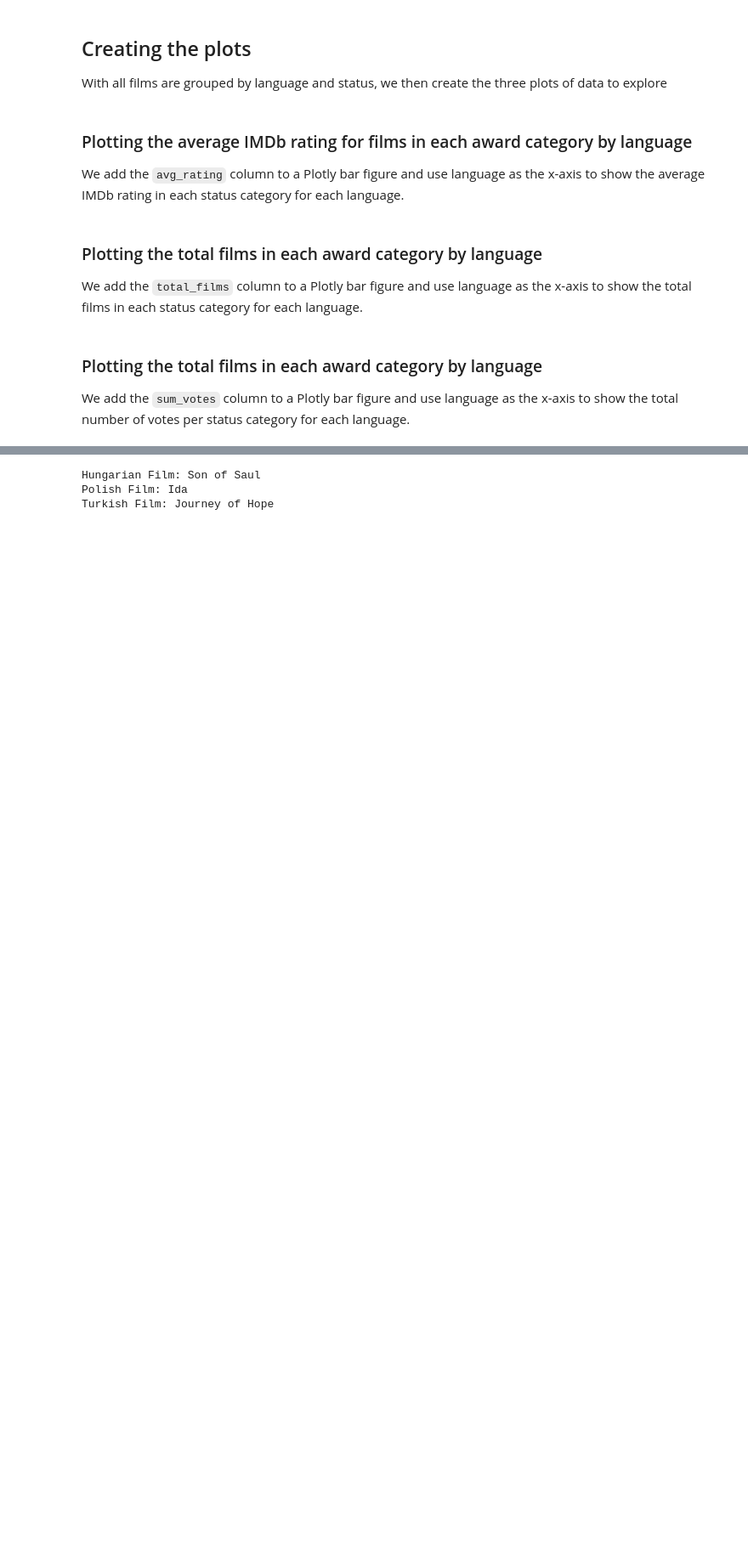
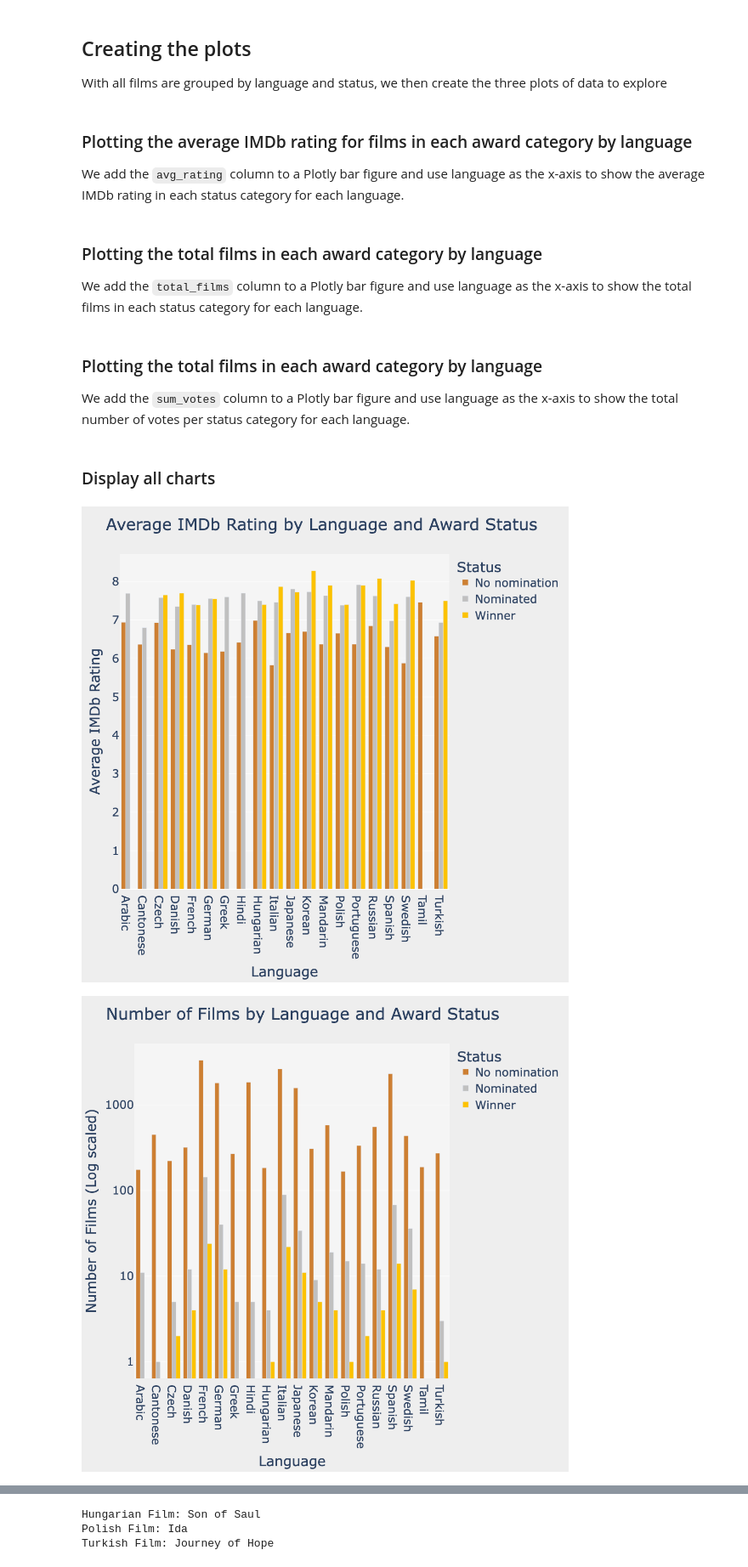
Before and after one commit to jad-bey/SIADS-593-Film-Awards-Data-Analysis, a Jupyter notebook: language graph.ipynb, the cells around one changed output, grey strips where cells are left out. Shown at 85% size. Cells and saved outputs as stored; diff of their text form; code cells hidden in the pictures; blank space fills up the shorter version.

```diff
--- a/language graph.ipynb
+++ b/language graph.ipynb
@@ -90,39 +89,45 @@ top_n_grouped.head(10)
 # %% [markdown]
 ## Creating the plots
 With all films are grouped by language and status, we then create the three plots of data to explore
+# %%
+all_figs = [None, None, None]
 # %% [markdown]
 ### Plotting the average IMDb rating for films in each award category by language
 We add the `avg_rating` column to a Plotly bar figure and use language as the x-axis to show the average IMDb rating in each status category for each language.
 # %%
-fig_avg = px.bar(
+fig_avgs = px.bar(
     top_n_grouped,
     x='language',
     y='avg_rating',
     color='Status',
     barmode='group',
-    title='Average IMDb Rating by Language and Award Status'
+    title='Average IMDb Rating by Language and Award Status',
+    color_discrete_sequence=['#cd7f32', '#c0c0c0', '#fcc200']
 )
 
-fig_avg.update_traces(hovertemplate='%{y:.1f}')
-fig_avg.update_layout(xaxis_title='Language', yaxis_title='Average IMDb Rating')
-fig_avg.show()
+fig_avgs.update_traces(hovertemplate='%{y:.1f}<extra></extra>')
+fig_avgs.update_layout(xaxis_title='Language', yaxis_title='Average IMDb Rating')
+
+all_figs[0] = fig_avgs
 # %% [markdown]
 ### Plotting the total films in each award category by language
 We add the `total_films` column to a Plotly bar figure and use language as the x-axis to show the total films in each status category for each language.
 # %%
-fig_count = px.bar(
+fig_counts = px.bar(
     top_n_grouped,
     x='language',
     y='total_films',
     color='Status',
     barmode='group',
-    title='Number of Films by Language and Award Status'
+    title='Number of Films by Language and Award Status',
+    color_discrete_sequence=['#cd7f32', '#c0c0c0', '#fcc200']
 )
 
-fig_count.update_traces(hovertemplate='%{y:,d}')
-fig_count.update_yaxes(type='log', dtick=1)
-fig_count.update_layout(xaxis_title='Language', yaxis_title='Number of Films (Log scaled)')
-fig_count.show()
+fig_counts.update_traces(hovertemplate='%{y:,d}<extra></extra>')
+fig_counts.update_yaxes(type='log', dtick=1)
+fig_counts.update_layout(xaxis_title='Language', yaxis_title='Number of Films (Log scaled)')
+
+all_figs[1] = fig_counts
 # %% [markdown]
 ### Plotting the total films in each award category by language
 We add the `sum_votes` column to a Plotly bar figure and use language as the x-axis to show the total number of votes per status category for each language.
@@ -134,9 +139,25 @@ fig_votes = px.bar(
     color='Status',
     barmode='group',
     title='Total Votes by Language and Status',
+    color_discrete_sequence=['#cd7f32', '#c0c0c0', '#fcc200']
 )
 
-fig_votes.update_traces(hovertemplate='%{y:,d}')
+fig_votes.update_traces(hovertemplate='%{y:,d}<extra></extra>')
 fig_votes.update_yaxes(type='log', dtick=1)
 fig_votes.update_layout(xaxis_title='Language', yaxis_title='Total Votes (Log scaled)')
-fig_votes.show()
+
+all_figs[2] = fig_votes
+# %% [markdown]
+### Display all charts
+# %%
+for fig in all_figs:
+    fig.update_layout(height=1000, font=dict(size=24), legend=dict(font=dict(size=24)))
+    fig.update_layout(
+        paper_bgcolor='#eeeeee',
+        plot_bgcolor='#F5F5F5',
+    )
+
+    fig.show()
+# %% [output]
+[figure, added]
+[figure, added]
```
Also changed, not shown: parts of 16 cells of this notebook, 17 other files.
